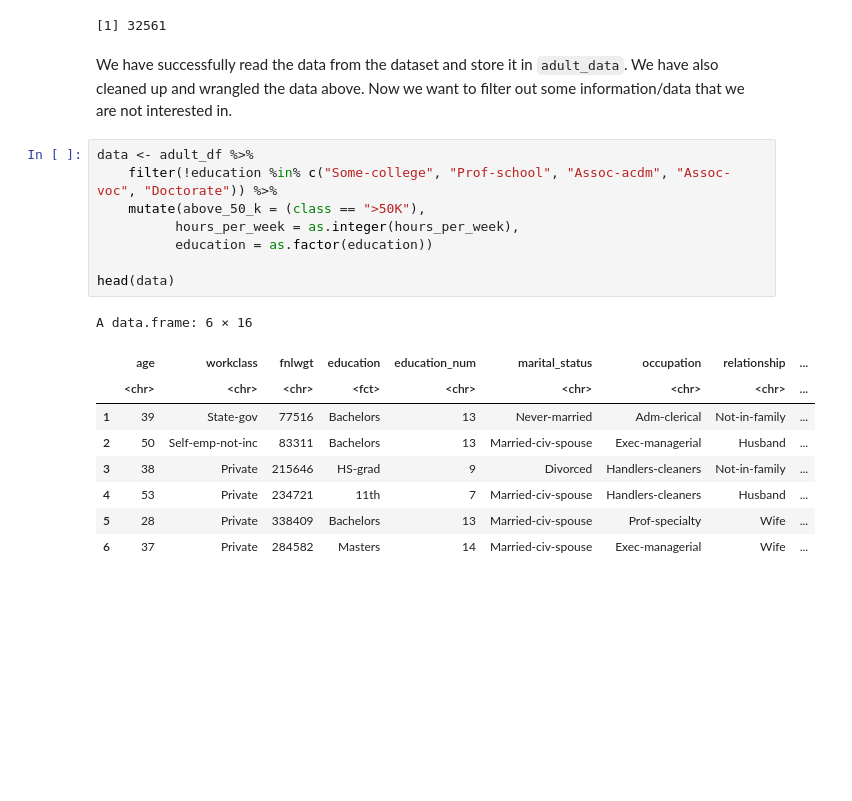
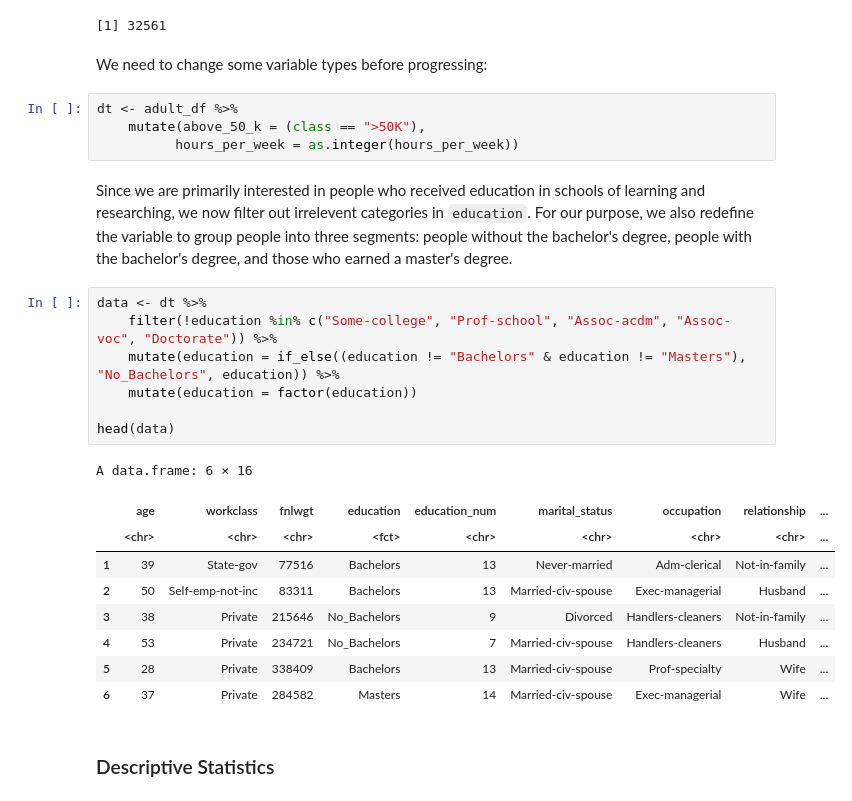
Before and after one commit to Julian-UBC/project-32, a Jupyter notebook: Untitled.ipynb, the cells around one changed output. Drawn from its saved outputs; the diff is of its cells as text; blank space fills up the shorter version.

```diff
--- a/Untitled.ipynb
+++ b/Untitled.ipynb
@@ -32,23 +43,30 @@ A data.frame: 6 × 15
 | 5 | 28 | Private | 338409 | Bachelors | 13 | Married-civ-spouse | Prof-specialty | Wife | ... |
 | 6 | 37 | Private | 284582 | Masters | 14 | Married-civ-spouse | Exec-managerial | Wife | ... |
 [1] 32561
-# %% [markdown]
-We have successfully read the data from the dataset and store it in `adult_data`. We have also cleaned up and wrangled the data above. Now we want to filter out some information/data that we are not interested in.
+# %% [markdown]
+We need to change some variable types before progressing:
+# %%
+dt <- adult_df %>%
+    mutate(above_50_k = (class == ">50K"),
+          hours_per_week = as.integer(hours_per_week))
+# %% [markdown]
+Since we are primarily interested in people who received education in schools of learning and researching, we now filter out irrelevent categories in `education`. For our purpose, we also redefine the variable to group people into three segments: people without the bachelor's degree, people with the bachelor's degree, and those who earned a master's degree.
 # %%
-data <- adult_df %>%
+data <- dt %>%
     filter(!education %in% c("Some-college", "Prof-school", "Assoc-acdm", "Assoc-voc", "Doctorate")) %>%
-    mutate(above_50_k = (class == ">50K"),
-          hours_per_week = as.integer(hours_per_week),
-          education = as.factor(education))
+    mutate(education = if_else((education != "Bachelors" & education != "Masters"), "No_Bachelors", education)) %>%
+    mutate(education = factor(education))
 
 head(data)
 # %% [output]
 A data.frame: 6 × 16
 |  | age | workclass | fnlwgt | education | education_num | marital_status | occupation | relationship | ... |
 |  | <chr> | <chr> | <chr> | <fct> | <chr> | <chr> | <chr> | <chr> | ... |
 | 1 | 39 | State-gov | 77516 | Bachelors | 13 | Never-married | Adm-clerical | Not-in-family | ... |
 | 2 | 50 | Self-emp-not-inc | 83311 | Bachelors | 13 | Married-civ-spouse | Exec-managerial | Husband | ... |
-| 3 | 38 | Private | 215646 | HS-grad | 9 | Divorced | Handlers-cleaners | Not-in-family | ... |
-| 4 | 53 | Private | 234721 | 11th | 7 | Married-civ-spouse | Handlers-cleaners | Husband | ... |
+| 3 | 38 | Private | 215646 | No_Bachelors | 9 | Divorced | Handlers-cleaners | Not-in-family | ... |
+| 4 | 53 | Private | 234721 | No_Bachelors | 7 | Married-civ-spouse | Handlers-cleaners | Husband | ... |
 | 5 | 28 | Private | 338409 | Bachelors | 13 | Married-civ-spouse | Prof-specialty | Wife | ... |
 | 6 | 37 | Private | 284582 | Masters | 14 | Married-civ-spouse | Exec-managerial | Wife | ... |
+# %% [markdown]
+### Descriptive Statistics
```
Also changed, not shown: parts of 22 cells of this notebook.
